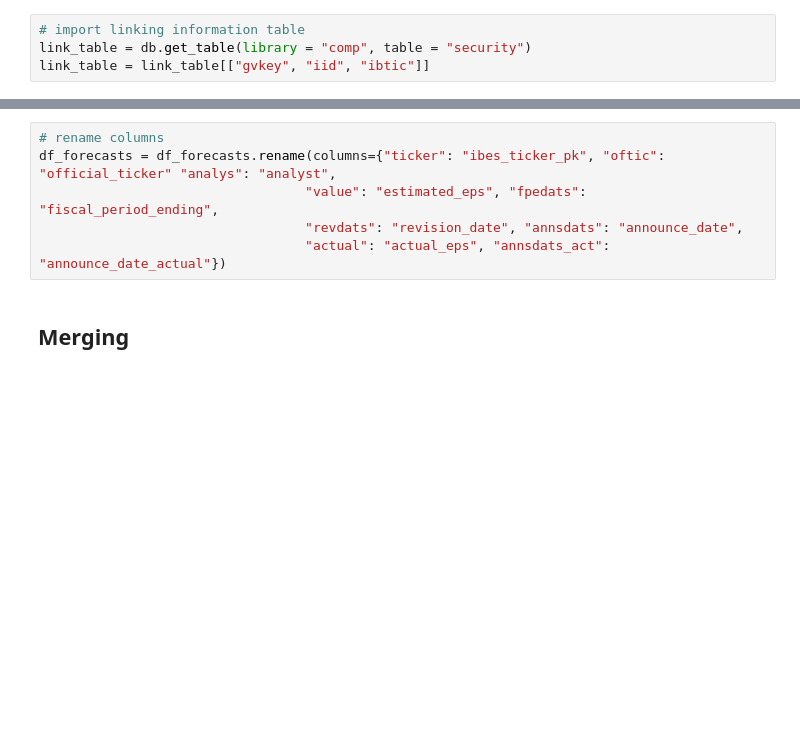
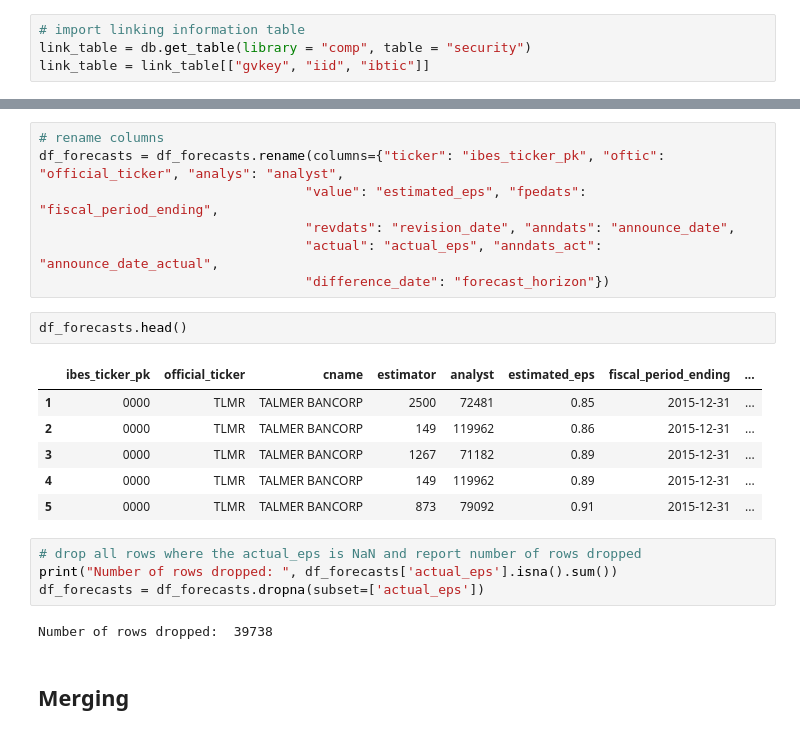
Before and after one commit to moshchev/gsfm_SS24, a Jupyter notebook: notebooks/marius_eda.ipynb, the cells around one changed output, grey strips where cells are left out. Saved outputs shown, nothing was run; the diff lists cells and outputs as text; blank space fills up the shorter version.

```diff
--- a/notebooks/marius_eda.ipynb
+++ b/notebooks/marius_eda.ipynb
@@ -83,9 +60,25 @@ executing.executing.NotOneValueFound: Expected one value, found 0
 # %%
 # rename columns
-df_forecasts = df_forecasts.rename(columns={"ticker": "ibes_ticker_pk", "oftic": "official_ticker" "analys": "analyst",
+df_forecasts = df_forecasts.rename(columns={"ticker": "ibes_ticker_pk", "oftic": "official_ticker", "analys": "analyst",
                                   "value": "estimated_eps", "fpedats": "fiscal_period_ending",
-                                  "revdats": "revision_date", "annsdats": "announce_date",
-                                  "actual": "actual_eps", "annsdats_act": "announce_date_actual"})
+                                  "revdats": "revision_date", "anndats": "announce_date",
+                                  "actual": "actual_eps", "anndats_act": "announce_date_actual",
+                                  "difference_date": "forecast_horizon"})
+# %%
+df_forecasts.head()
+# %% [output]
+|  | ibes_ticker_pk | official_ticker | cname | estimator | analyst | estimated_eps | fiscal_period_ending | ... |
+| 1 | 0000 | TLMR | TALMER BANCORP | 2500 | 72481 | 0.85 | 2015-12-31 | ... |
+| 2 | 0000 | TLMR | TALMER BANCORP | 149 | 119962 | 0.86 | 2015-12-31 | ... |
+| 3 | 0000 | TLMR | TALMER BANCORP | 1267 | 71182 | 0.89 | 2015-12-31 | ... |
+| 4 | 0000 | TLMR | TALMER BANCORP | 149 | 119962 | 0.89 | 2015-12-31 | ... |
+| 5 | 0000 | TLMR | TALMER BANCORP | 873 | 79092 | 0.91 | 2015-12-31 | ... |
+# %%
+# drop all rows where the actual_eps is NaN and report number of rows dropped
+print("Number of rows dropped: ", df_forecasts['actual_eps'].isna().sum())
+df_forecasts = df_forecasts.dropna(subset=['actual_eps'])
+# %% [output]
+Number of rows dropped:  39738
 # %% [markdown]
 ## Merging
 # %%
```
Also changed, not shown: parts of 16 cells of this notebook.
